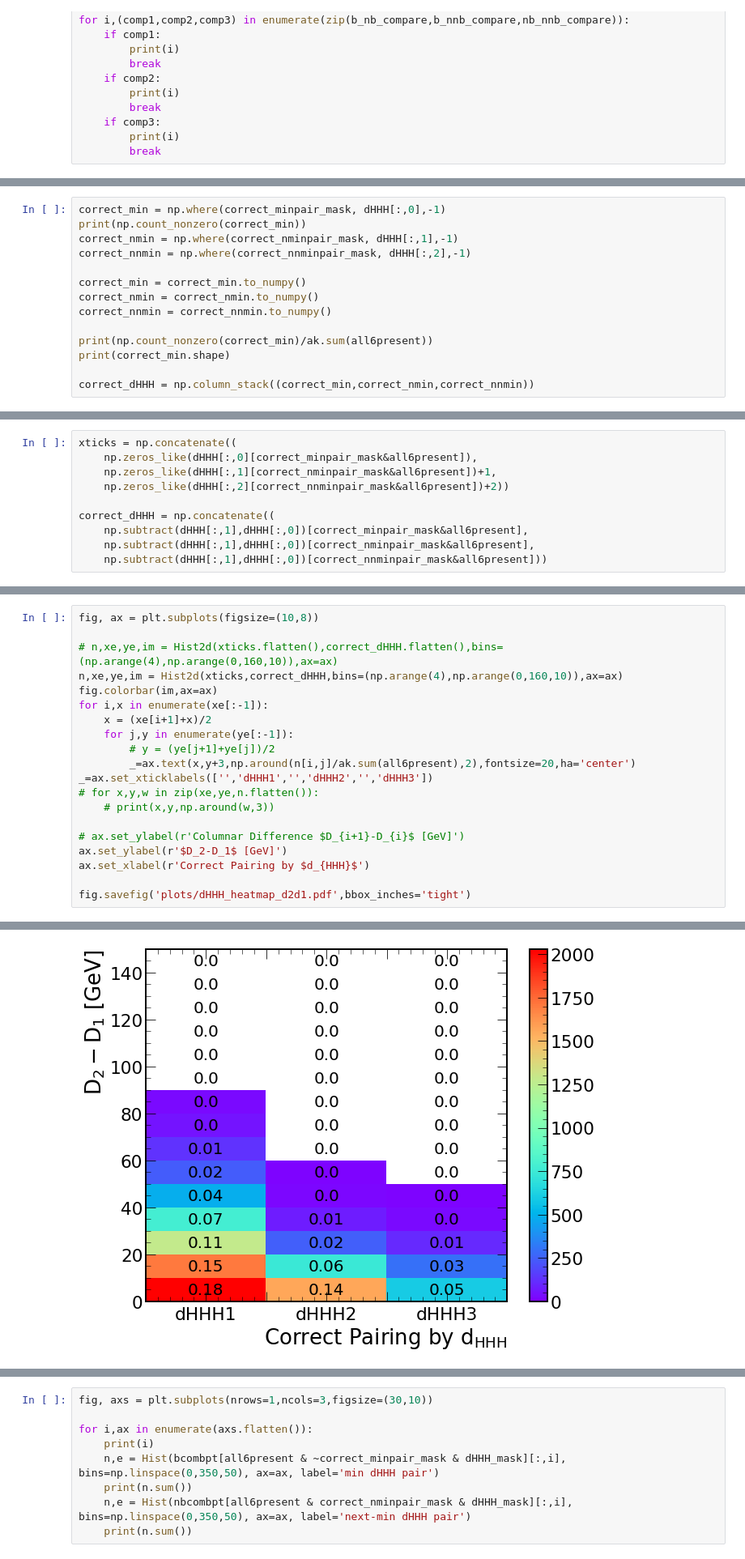
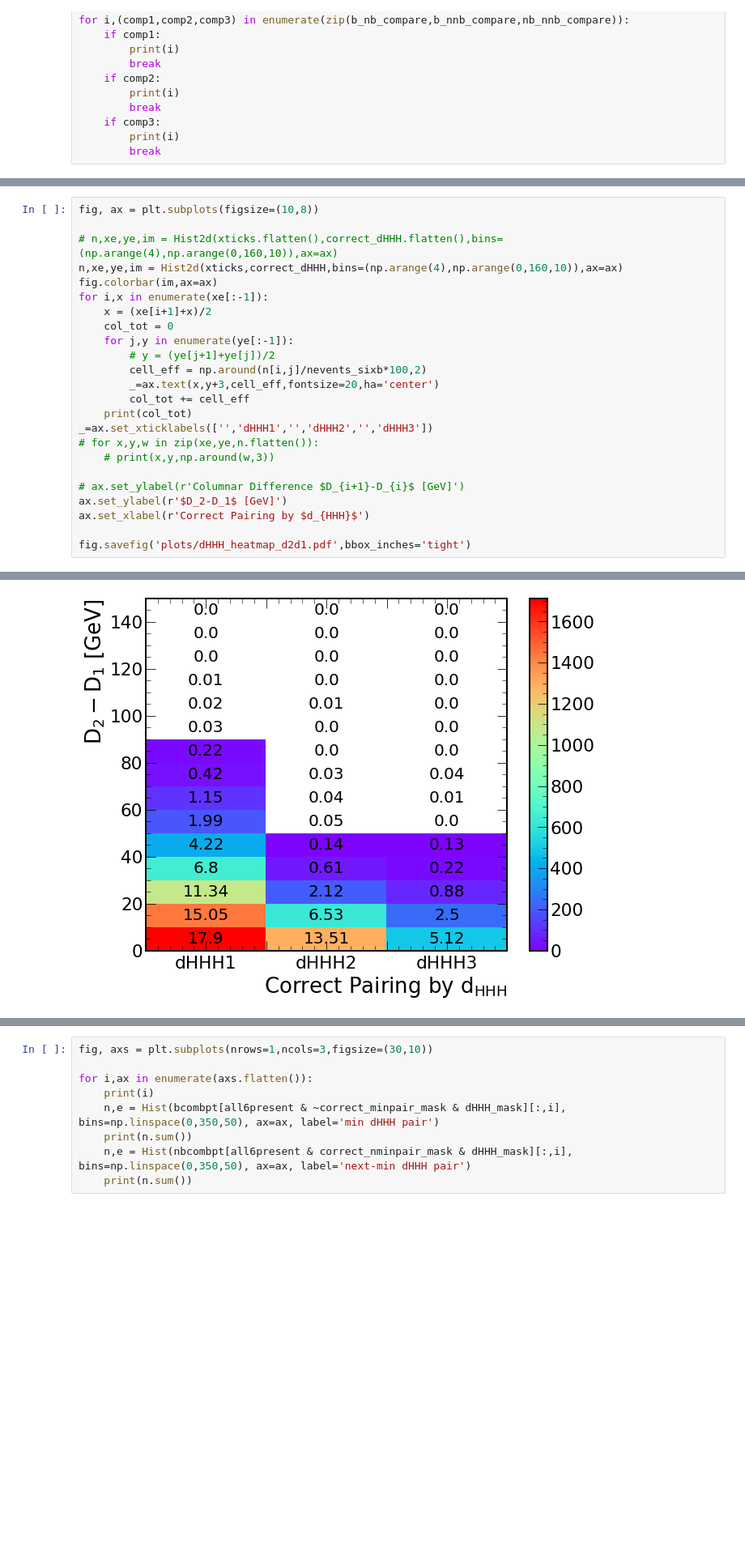
Before and after one commit to srosenzweig09/analysis, a Jupyter notebook: jupyter/4_hlo_reconstruction/dHHH_testing.ipynb, the cells around one changed output, grey strips where cells are left out. Shown at 81% size. Saved outputs shown, nothing was run; the diff lists cells and outputs as text; blank space fills up the shorter version.

```diff
--- a/jupyter/4_hlo_reconstruction/dHHH_testing.ipynb
+++ b/jupyter/4_hlo_reconstruction/dHHH_testing.ipynb
@@ -250,14 +275,0 @@ Efficiency of correctly pairing (next-next-min) all three Higgs bosons = 9%
-# %%
-correct_min = np.where(correct_minpair_mask, dHHH[:,0],-1)
-print(np.count_nonzero(correct_min))
-correct_nmin = np.where(correct_nminpair_mask, dHHH[:,1],-1)
-correct_nnmin = np.where(correct_nnminpair_mask, dHHH[:,2],-1)
-
-correct_min = correct_min.to_numpy()
-correct_nmin = correct_nmin.to_numpy()
-correct_nnmin = correct_nnmin.to_numpy()
-
-print(np.count_nonzero(correct_min)/ak.sum(all6present))
-print(correct_min.shape)
-
-correct_dHHH = np.column_stack((correct_min,correct_nmin,correct_nnmin))
@@ -268,10 +275,0 @@ correct_dHHH = np.column_stack((correct_min,correct_nmin,correct_nnmin))
-# %%
-xticks = np.concatenate((
-    np.zeros_like(dHHH[:,0][correct_minpair_mask&all6present]),
-    np.zeros_like(dHHH[:,1][correct_nminpair_mask&all6present])+1,
-    np.zeros_like(dHHH[:,2][correct_nnminpair_mask&all6present])+2))
-
-correct_dHHH = np.concatenate((
-    np.subtract(dHHH[:,1],dHHH[:,0])[correct_minpair_mask&all6present],
-    np.subtract(dHHH[:,1],dHHH[:,0])[correct_nminpair_mask&all6present],
-    np.subtract(dHHH[:,1],dHHH[:,0])[correct_nnminpair_mask&all6present]))
@@ -283,9 +347,13 @@ n,xe,ye,im = Hist2d(xticks,correct_dHHH,bins=(np.arange(4),np.arange(0,160,10)),
 fig.colorbar(im,ax=ax)
 for i,x in enumerate(xe[:-1]):
     x = (xe[i+1]+x)/2
+    col_tot = 0
     for j,y in enumerate(ye[:-1]):
         # y = (ye[j+1]+ye[j])/2
-        _=ax.text(x,y+3,np.around(n[i,j]/ak.sum(all6present),2),fontsize=20,ha='center')
+        cell_eff = np.around(n[i,j]/nevents_sixb*100,2)
+        _=ax.text(x,y+3,cell_eff,fontsize=20,ha='center')
+        col_tot += cell_eff
+    print(col_tot)
 _=ax.set_xticklabels(['','dHHH1','','dHHH2','','dHHH3'])
 # for x,y,w in zip(xe,ye,n.flatten()):
     # print(x,y,np.around(w,3))
@@ -299,4 +370,4 @@ fig.savefig('plots/dHHH_heatmap_d2d1.pdf',bbox_inches='tight')
-[figure, old version]
+[figure, new version]
 # %%
 legend_pos = [2, 0, 0]
 
```
Also changed, not shown: parts of 10 cells of this notebook.
